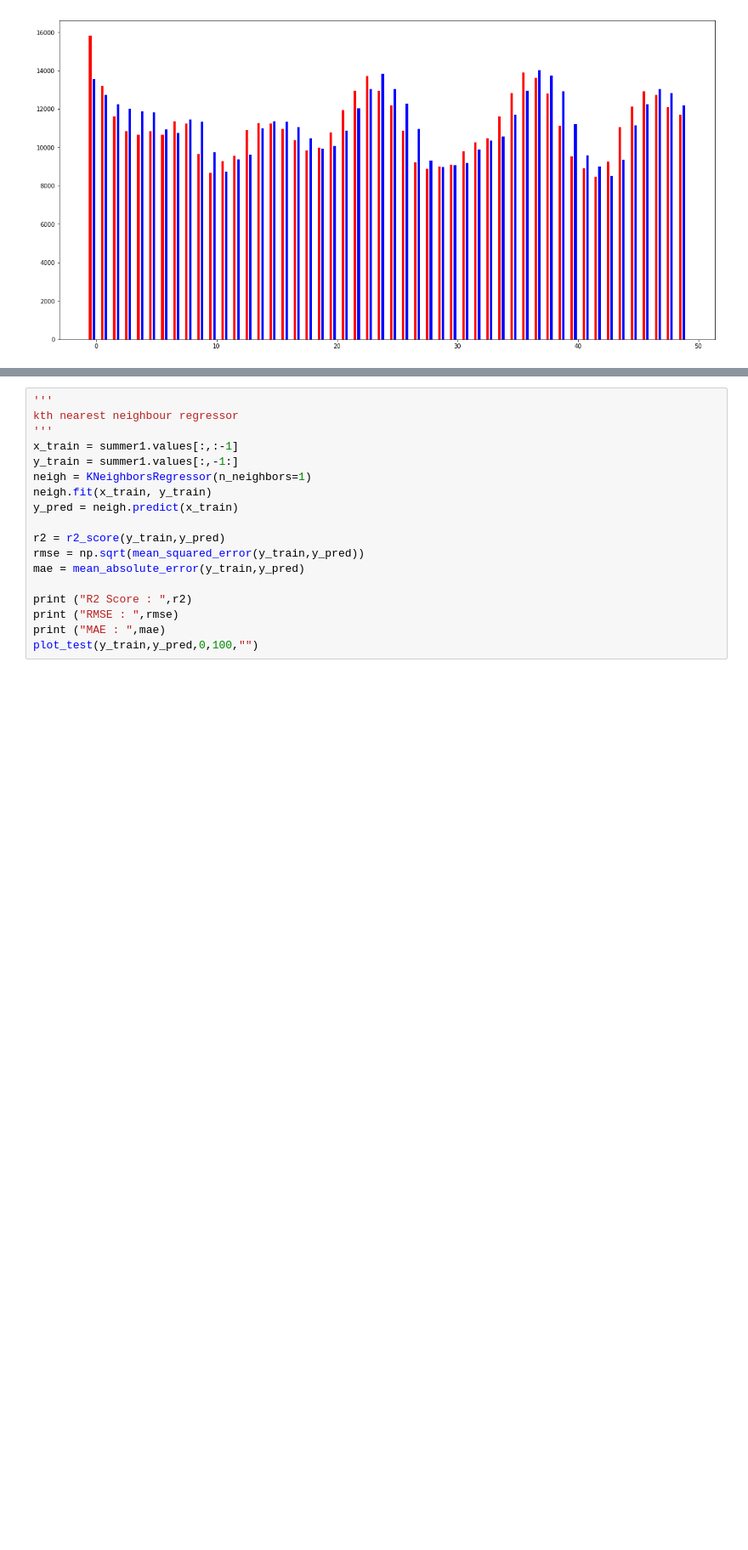
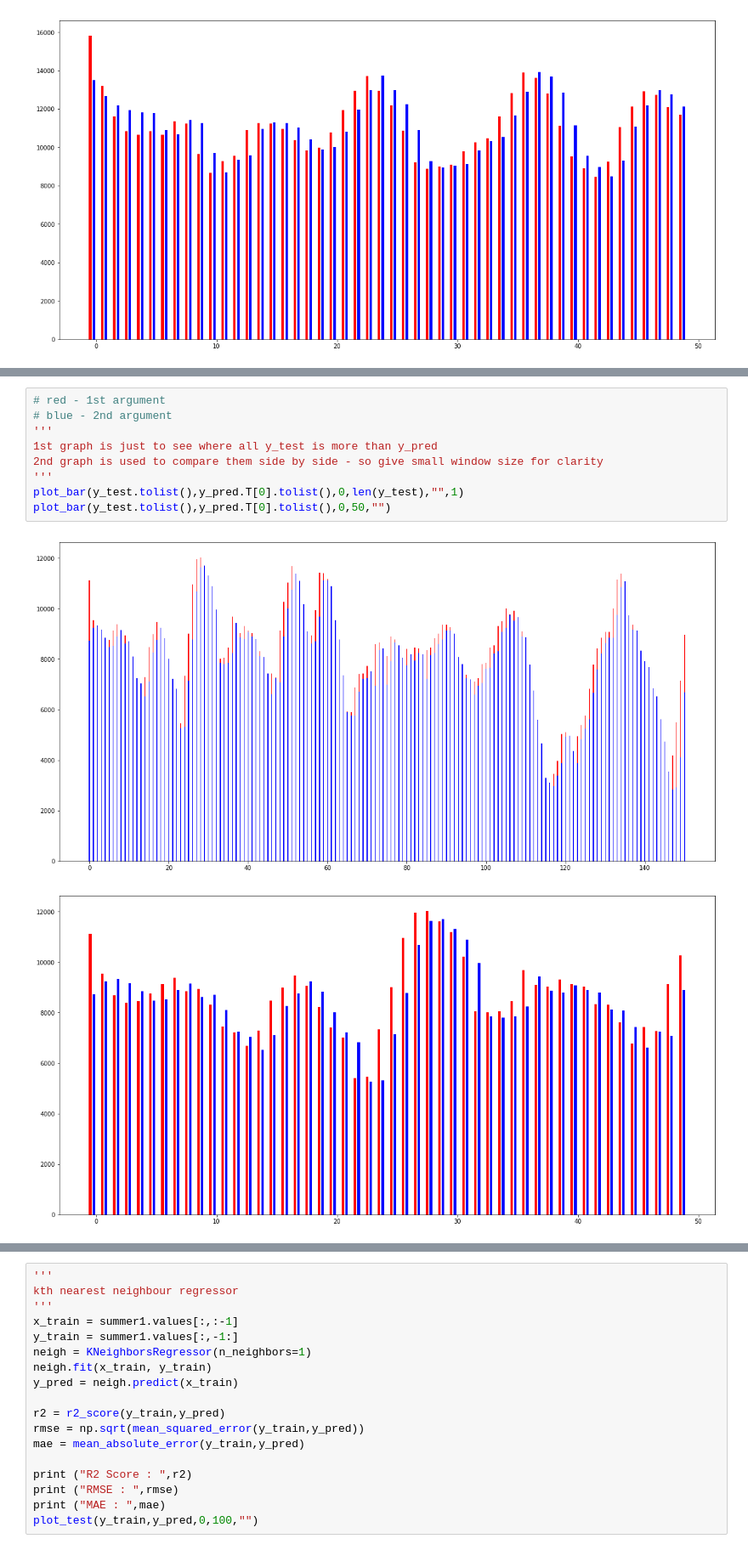
Before and after one commit to adithya8/loadPrediction, a Jupyter notebook: Pecan Trial.ipynb, the cells around one changed output, grey strips where cells are left out. Shown at 85% size. Drawn from its saved outputs; the diff is of its cells as text; blank space fills up the shorter version.

```diff
--- a/Pecan Trial.ipynb
+++ b/Pecan Trial.ipynb
@@ -306,0 +364,12 @@ plot_bar(summer1.values[:,-1:].T[0].tolist(),summer2.values[:,-1:].T[0].tolist()
+# %%
+# red - 1st argument
+# blue - 2nd argument
+'''
+1st graph is just to see where all y_test is more than y_pred
+2nd graph is used to compare them side by side - so give small window size for clarity
+'''
+plot_bar(y_test.tolist(),y_pred.T[0].tolist(),0,len(y_test),"",1)
+plot_bar(y_test.tolist(),y_pred.T[0].tolist(),0,50,"")
+# %% [output]
+[figure, added]
+[figure, added]
```
Also changed, not shown: parts of 12 cells of this notebook.
